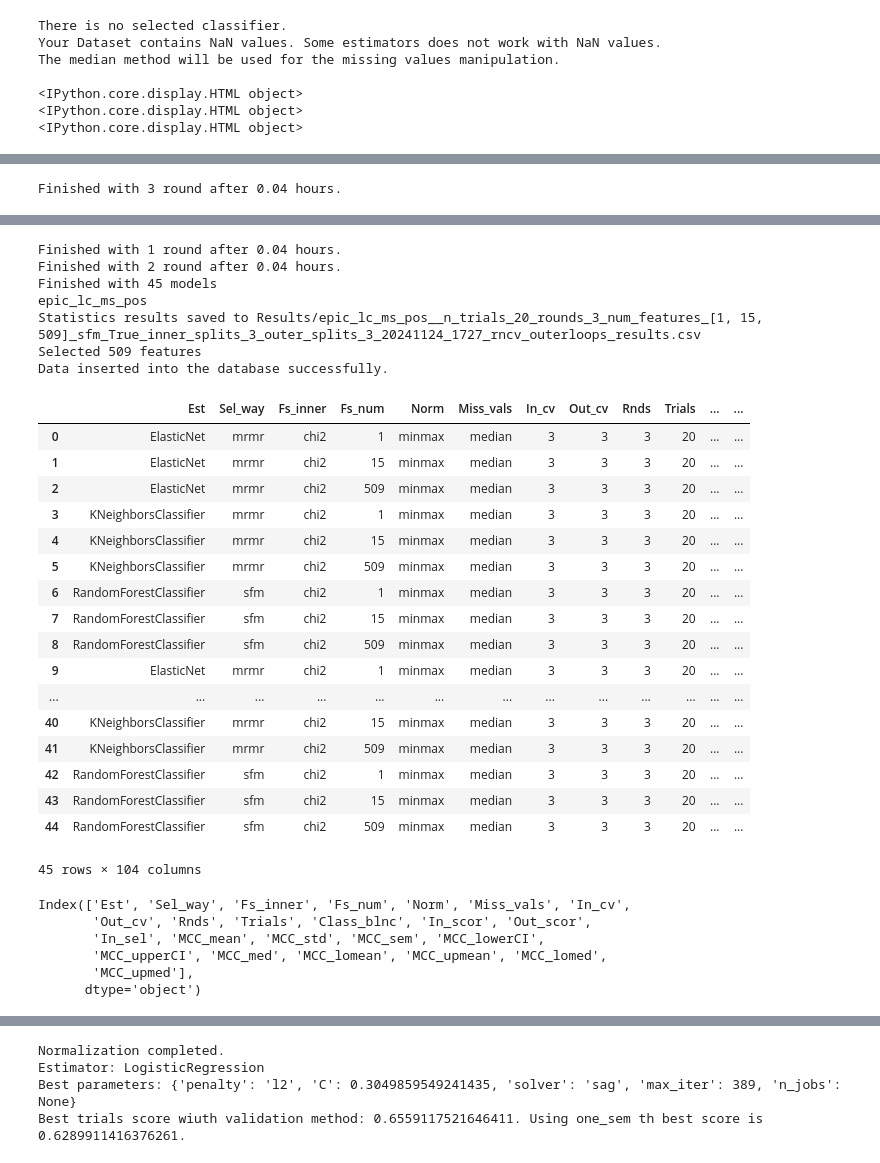
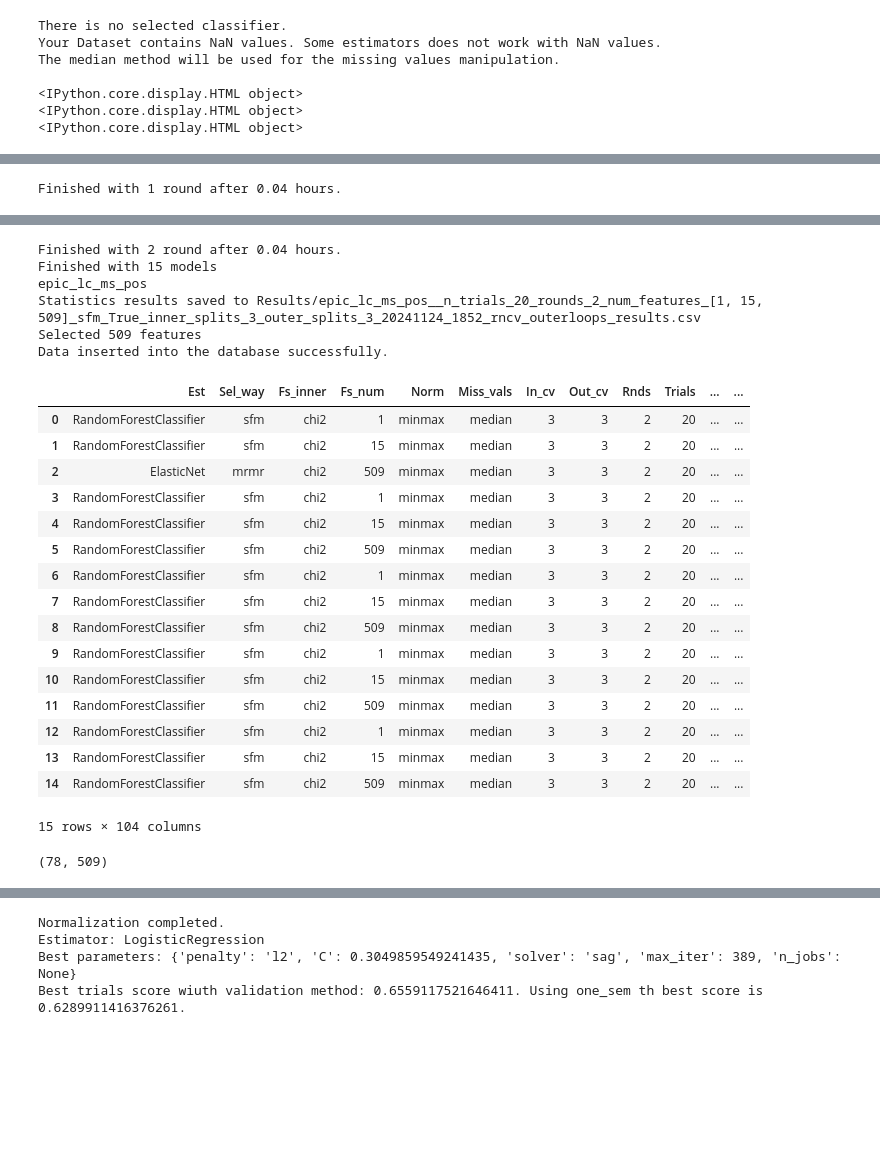
Before and after one commit to costasmexis/AI4META, a Jupyter notebook: test_pipeline.ipynb, the cells around one changed output, grey strips where cells are left out. Saved outputs shown, nothing was run; the diff lists cells and outputs as text; code cells hidden in the pictures; blank space fills up the shorter version.

```diff
--- a/test_pipeline.ipynb
+++ b/test_pipeline.ipynb
@@ -17,7 +17,7 @@ mlpipe = MLPipelines(label=label, csv_dir=csv_dir)
 # filter_csv = {'MCC_mean':{'h': 0}}
 
 # df = mlpipe.nested_cv(parallel = 'freely_parallel', rounds=3,n_trials=20,outer_splits=3,inner_splits=3,num_features=1, sfm=True, search_on=[ 'RandomForestClassifier'],info_to_db=True)
-mlpipe.nested_cv(rounds=3,n_trials=20,outer_splits=3,inner_splits=3,parallel='freely_parallel',num_features=[1,15,mlpipe.X.shape[1]], sfm=True, search_on=['ElasticNet','RandomForestClassifier', 'KNeighborsClassifier'], info_to_db=True)
+mlpipe.nested_cv(rounds=2,n_trials=20,outer_splits=3,inner_splits=3,parallel='freely_parallel',num_features=[1,15,mlpipe.X.shape[1]], sfm=True, search_on=['RandomForestClassifier'], info_to_db=True)
 # mlpipe.rcv_accel(rounds=3,splits=5,num_features=[1,mlpipe.X.shape[1]], sfm=True, search_on=['RandomForestClassifier','ElasticNet'], info_to_db=True)
 # %% [output]
 [interactive output not drawn]
@@ -41 +37 @@ Outer fold of 3 round:100% |█████████████| Elapsed Tim
-Finished with 3 round after 0.04 hours.
+Finished with 1 round after 0.04 hours.
@@ -44,37 +40,30 @@ Outer fold of 2 round:100% |█████████████| Elapsed Tim
-Finished with 1 round after 0.04 hours.
 Finished with 2 round after 0.04 hours.
-Finished with 45 models
+Finished with 15 models
 epic_lc_ms_pos
-Statistics results saved to Results/epic_lc_ms_pos__n_trials_20_rounds_3_num_features_[1, 15, 509]_sfm_True_inner_splits_3_outer_splits_3_20241124_1727_rncv_outerloops_results.csv
+Statistics results saved to Results/epic_lc_ms_pos__n_trials_20_rounds_2_num_features_[1, 15, 509]_sfm_True_inner_splits_3_outer_splits_3_20241124_1852_rncv_outerloops_results.csv
 Selected 509 features
 Data inserted into the database successfully.
 |  | Est | Sel_way | Fs_inner | Fs_num | Norm | Miss_vals | In_cv | Out_cv | Rnds | Trials | ... | ... |
-| 0 | ElasticNet | mrmr | chi2 | 1 | minmax | median | 3 | 3 | 3 | 20 | ... | ... |
-| 1 | ElasticNet | mrmr | chi2 | 15 | minmax | median | 3 | 3 | 3 | 20 | ... | ... |
-| 2 | ElasticNet | mrmr | chi2 | 509 | minmax | median | 3 | 3 | 3 | 20 | ... | ... |
-| 3 | KNeighborsClassifier | mrmr | chi2 | 1 | minmax | median | 3 | 3 | 3 | 20 | ... | ... |
-| 4 | KNeighborsClassifier | mrmr | chi2 | 15 | minmax | median | 3 | 3 | 3 | 20 | ... | ... |
-| 5 | KNeighborsClassifier | mrmr | chi2 | 509 | minmax | median | 3 | 3 | 3 | 20 | ... | ... |
-| 6 | RandomForestClassifier | sfm | chi2 | 1 | minmax | median | 3 | 3 | 3 | 20 | ... | ... |
-| 7 | RandomForestClassifier | sfm | chi2 | 15 | minmax | median | 3 | 3 | 3 | 20 | ... | ... |
-| 8 | RandomForestClassifier | sfm | chi2 | 509 | minmax | median | 3 | 3 | 3 | 20 | ... | ... |
-| 9 | ElasticNet | mrmr | chi2 | 1 | minmax | median | 3 | 3 | 3 | 20 | ... | ... |
-| ... | ... | ... | ... | ... | ... | ... | ... | ... | ... | ... | ... | ... |
-| 40 | KNeighborsClassifier | mrmr | chi2 | 15 | minmax | median | 3 | 3 | 3 | 20 | ... | ... |
-| 41 | KNeighborsClassifier | mrmr | chi2 | 509 | minmax | median | 3 | 3 | 3 | 20 | ... | ... |
-| 42 | RandomForestClassifier | sfm | chi2 | 1 | minmax | median | 3 | 3 | 3 | 20 | ... | ... |
-| 43 | RandomForestClassifier | sfm | chi2 | 15 | minmax | median | 3 | 3 | 3 | 20 | ... | ... |
-| 44 | RandomForestClassifier | sfm | chi2 | 509 | minmax | median | 3 | 3 | 3 | 20 | ... | ... |
+| 0 | RandomForestClassifier | sfm | chi2 | 1 | minmax | median | 3 | 3 | 2 | 20 | ... | ... |
+| 1 | RandomForestClassifier | sfm | chi2 | 15 | minmax | median | 3 | 3 | 2 | 20 | ... | ... |
+| 2 | ElasticNet | mrmr | chi2 | 509 | minmax | median | 3 | 3 | 2 | 20 | ... | ... |
+| 3 | RandomForestClassifier | sfm | chi2 | 1 | minmax | median | 3 | 3 | 2 | 20 | ... | ... |
+| 4 | RandomForestClassifier | sfm | chi2 | 15 | minmax | median | 3 | 3 | 2 | 20 | ... | ... |
+| 5 | RandomForestClassifier | sfm | chi2 | 509 | minmax | median | 3 | 3 | 2 | 20 | ... | ... |
+| 6 | RandomForestClassifier | sfm | chi2 | 1 | minmax | median | 3 | 3 | 2 | 20 | ... | ... |
+| 7 | RandomForestClassifier | sfm | chi2 | 15 | minmax | median | 3 | 3 | 2 | 20 | ... | ... |
+| 8 | RandomForestClassifier | sfm | chi2 | 509 | minmax | median | 3 | 3 | 2 | 20 | ... | ... |
+| 9 | RandomForestClassifier | sfm | chi2 | 1 | minmax | median | 3 | 3 | 2 | 20 | ... | ... |
+| 10 | RandomForestClassifier | sfm | chi2 | 15 | minmax | median | 3 | 3 | 2 | 20 | ... | ... |
+| 11 | RandomForestClassifier | sfm | chi2 | 509 | minmax | median | 3 | 3 | 2 | 20 | ... | ... |
+| 12 | RandomForestClassifier | sfm | chi2 | 1 | minmax | median | 3 | 3 | 2 | 20 | ... | ... |
+| 13 | RandomForestClassifier | sfm | chi2 | 15 | minmax | median | 3 | 3 | 2 | 20 | ... | ... |
+| 14 | RandomForestClassifier | sfm | chi2 | 509 | minmax | median | 3 | 3 | 2 | 20 | ... | ... |
-45 rows × 104 columns
+15 rows × 104 columns
-# %%
-df.columns
-# %% [output]
-Index(['Est', 'Sel_way', 'Fs_inner', 'Fs_num', 'Norm', 'Miss_vals', 'In_cv',
-       'Out_cv', 'Rnds', 'Trials', 'Class_blnc', 'In_scor', 'Out_scor',
-       'In_sel', 'MCC_mean', 'MCC_std', 'MCC_sem', 'MCC_lowerCI',
-       'MCC_upperCI', 'MCC_med', 'MCC_lomean', 'MCC_upmean', 'MCC_lomed',
-       'MCC_upmed'],
-      dtype='object')
+# %%
+mlpipe.X.shape
+# %% [output]
+(78, 509)
 # %%
 df = mlpipe.nested_cv(rounds=4,n_trials_ncv=30,outer_splits=4,inner_splits=4,parallel='freely_parallel',num_features=[1,4,20,mlpipe.X.shape[1]], frfs=True, search_on=['LogisticRegression','ElasticNet','LinearDiscriminantAnalysis'], show_bad_samples=True,name_add='manolakos_test', info_to_db=True)
 # %% [output]
```
Also changed, not shown: parts of 1 cell of this notebook, 1 other file.
